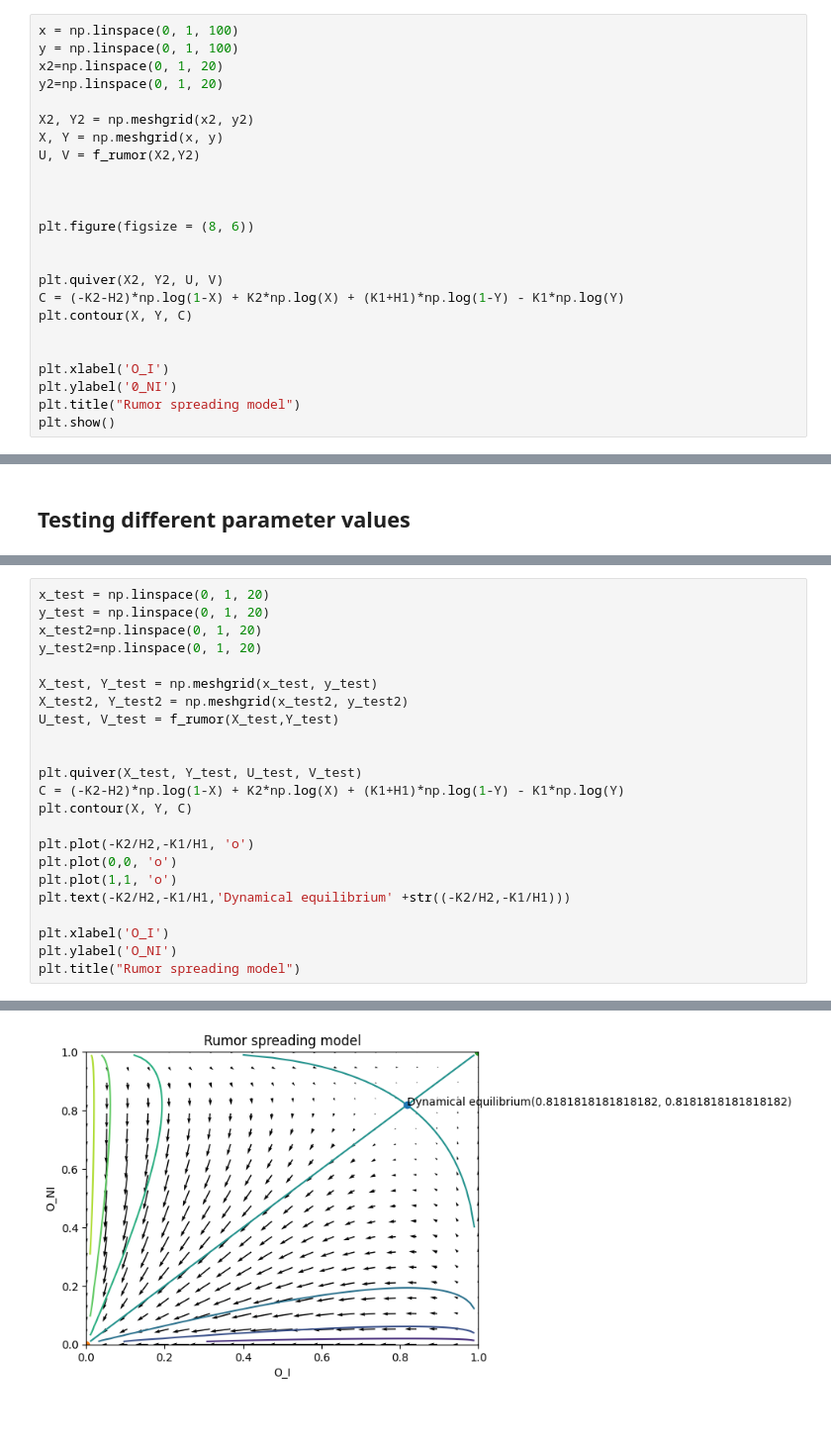
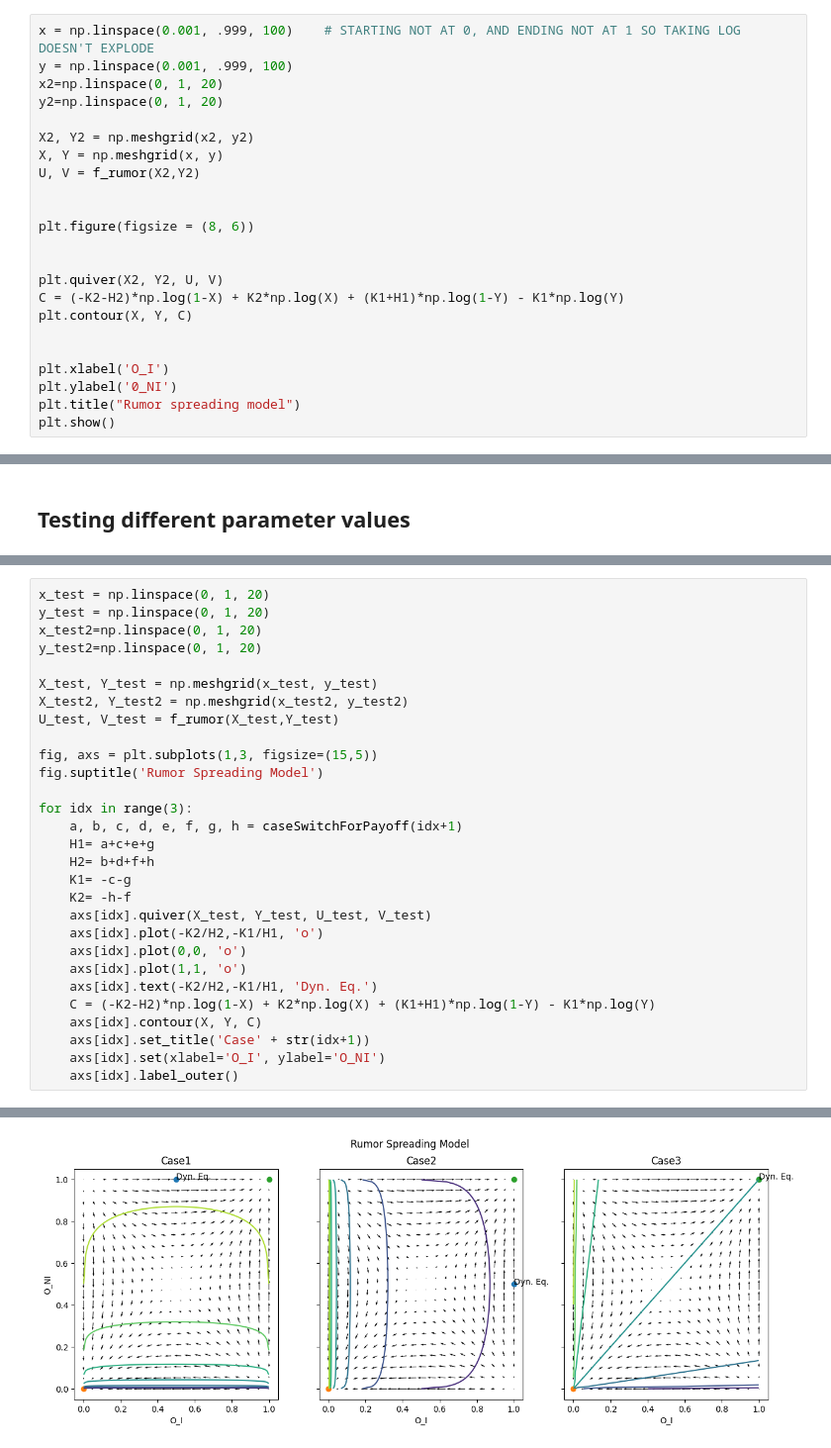
Before and after one commit to aslik97/SpreadOfRumors, a Jupyter notebook: rumor spread.ipynb, the cells around one changed output, grey strips where cells are left out. Shown at 99% size. Saved outputs shown, nothing was run; the diff lists cells and outputs as text; blank space fills up the shorter version.

Commit message:
Add files via upload
ADDED LATEX ALGEBRAIC ANALYSIS AND PLOTS.

```diff
--- a/rumor spread.ipynb
+++ b/rumor spread.ipynb
@@ -89,15 +90,14 @@ $$
 
  which is locally constant on any solution of (5).
 # %%
-x = np.linspace(0, 1, 100)
-y = np.linspace(0, 1, 100)
+x = np.linspace(0.001, .999, 100)    # STARTING NOT AT 0, AND ENDING NOT AT 1 SO TAKING LOG DOESN'T EXPLODE
+y = np.linspace(0.001, .999, 100)
 x2=np.linspace(0, 1, 20)
 y2=np.linspace(0, 1, 20)
 
 X2, Y2 = np.meshgrid(x2, y2)
 X, Y = np.meshgrid(x, y)
 U, V = f_rumor(X2,Y2)
-
 
 
 plt.figure(figsize = (8, 6))
@@ -142,17 +201,23 @@ X_test, Y_test = np.meshgrid(x_test, y_test)
 X_test2, Y_test2 = np.meshgrid(x_test2, y_test2)
 U_test, V_test = f_rumor(X_test,Y_test)
 
+fig, axs = plt.subplots(1,3, figsize=(15,5))
+fig.suptitle('Rumor Spreading Model')
 
-plt.quiver(X_test, Y_test, U_test, V_test)
-C = (-K2-H2)*np.log(1-X) + K2*np.log(X) + (K1+H1)*np.log(1-Y) - K1*np.log(Y)
-plt.contour(X, Y, C)
-
-plt.plot(-K2/H2,-K1/H1, 'o')
-plt.plot(0,0, 'o')
-plt.plot(1,1, 'o')
-plt.text(-K2/H2,-K1/H1,'Dynamical equilibrium' +str((-K2/H2,-K1/H1)))
-
-plt.xlabel('O_I')
-plt.ylabel('O_NI')
-plt.title("Rumor spreading model")
+for idx in range(3):
+    a, b, c, d, e, f, g, h = caseSwitchForPayoff(idx+1)
+    H1= a+c+e+g
+    H2= b+d+f+h
+    K1= -c-g
+    K2= -h-f
+    axs[idx].quiver(X_test, Y_test, U_test, V_test)
+    axs[idx].plot(-K2/H2,-K1/H1, 'o')
+    axs[idx].plot(0,0, 'o')
+    axs[idx].plot(1,1, 'o')
+    axs[idx].text(-K2/H2,-K1/H1, 'Dyn. Eq.')
+    C = (-K2-H2)*np.log(1-X) + K2*np.log(X) + (K1+H1)*np.log(1-Y) - K1*np.log(Y)
+    axs[idx].contour(X, Y, C)
+    axs[idx].set_title('Case' + str(idx+1))
+    axs[idx].set(xlabel='O_I', ylabel='O_NI')
+    axs[idx].label_outer()
 # %% [output]
@@ -160 +224 @@ Text(0.5, 1.0, 'Rumor spreading model')
-[figure, old version]
+[figure, new version]
```
Also changed, not shown: parts of 8 cells of this notebook.
